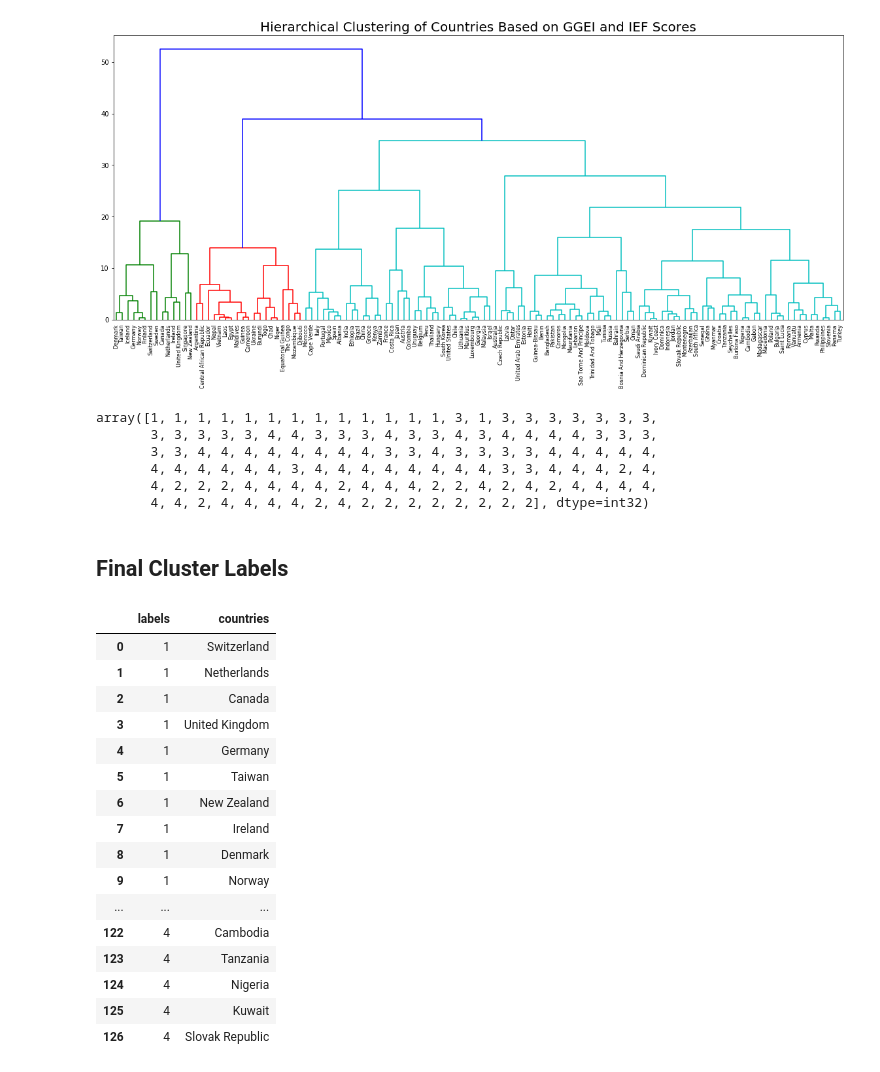
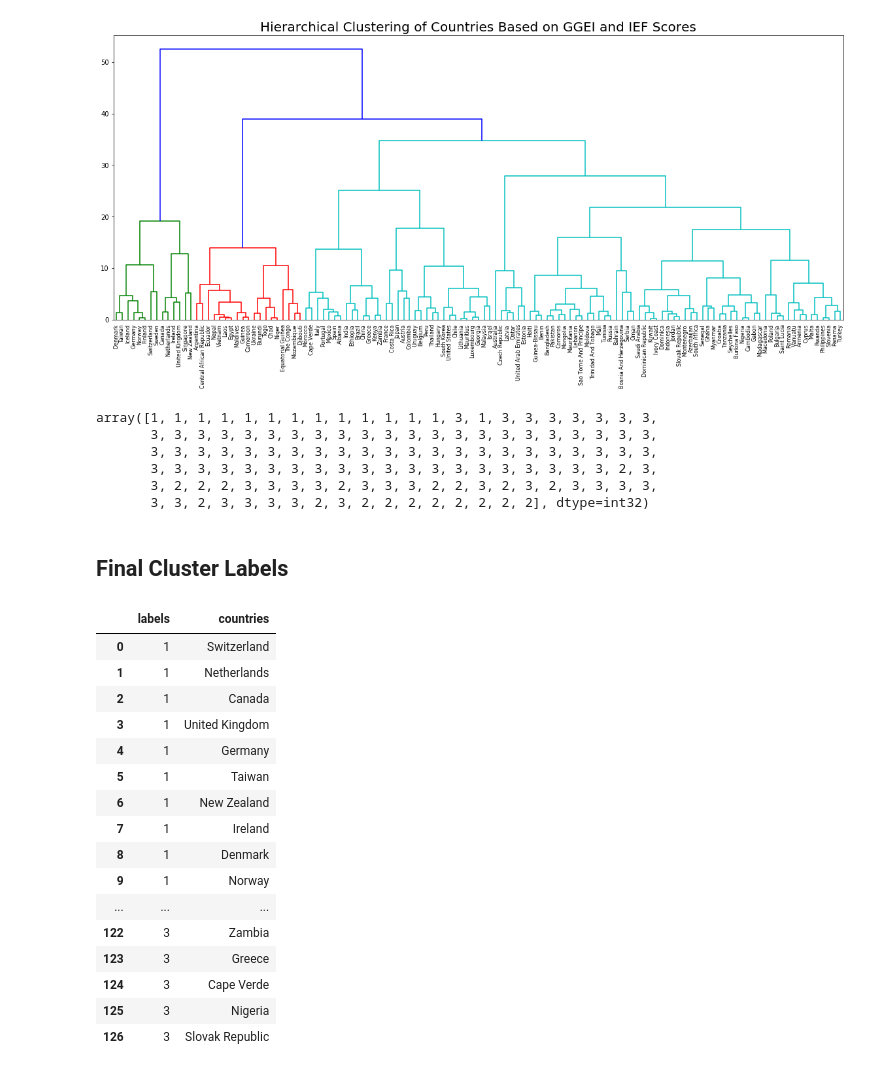
Before and after one commit to sam-cannon/EFFERT-Index, a Jupyter notebook: Hierarchical Clustering GGEI and IEF.ipynb, the cells around one changed output. Cells and saved outputs as stored; diff of their text form; code cells hidden in the pictures.

```diff
--- a/Hierarchical Clustering GGEI and IEF.ipynb
+++ b/Hierarchical Clustering GGEI and IEF.ipynb
@@ -45,36 +42,41 @@ plt.title('Hierarchical Clustering of Countries Based on GGEI and IEF Scores', f
 # %%
 #get cluster labels based on height of dendrogram, we want four clusters, so we will go with 30 height on the y axis (you can see how the data is split
 # into 4 clusters at that height)
-labels = fcluster(mergings, 30, criterion = 'distance')
+labels = fcluster(mergings, 35, criterion = 'distance')
 labels
 # %% [output]
 array([1, 1, 1, 1, 1, 1, 1, 1, 1, 1, 1, 1, 1, 3, 1, 3, 3, 3, 3, 3, 3, 3,
-       3, 3, 3, 3, 3, 4, 4, 3, 3, 3, 4, 3, 3, 4, 3, 4, 4, 4, 4, 3, 3, 3,
-       3, 3, 4, 4, 4, 4, 4, 4, 4, 4, 3, 3, 4, 3, 3, 3, 3, 4, 4, 4, 4, 4,
-       4, 4, 4, 4, 4, 4, 3, 4, 4, 4, 4, 4, 4, 4, 4, 3, 3, 4, 4, 4, 2, 4,
-       4, 2, 2, 2, 4, 4, 4, 4, 2, 4, 4, 4, 2, 2, 4, 2, 4, 2, 4, 4, 4, 4,
-       4, 4, 2, 4, 4, 4, 4, 2, 4, 2, 2, 2, 2, 2, 2, 2, 2], dtype=int32)
+       3, 3, 3, 3, 3, 3, 3, 3, 3, 3, 3, 3, 3, 3, 3, 3, 3, 3, 3, 3, 3, 3,
+       3, 3, 3, 3, 3, 3, 3, 3, 3, 3, 3, 3, 3, 3, 3, 3, 3, 3, 3, 3, 3, 3,
+       3, 3, 3, 3, 3, 3, 3, 3, 3, 3, 3, 3, 3, 3, 3, 3, 3, 3, 3, 3, 2, 3,
+       3, 2, 2, 2, 3, 3, 3, 3, 2, 3, 3, 3, 2, 2, 3, 2, 3, 2, 3, 3, 3, 3,
+       3, 3, 2, 3, 3, 3, 3, 2, 3, 2, 2, 2, 2, 2, 2, 2, 2], dtype=int32)
 # %% [markdown]
 ## Final Cluster Labels
 # %%
 #inspect the countries and their corresponding cluster labels in a dataframe
 pairs = pd.DataFrame({'labels':labels, 'countries':country_names})
-pairs.sort_values('labels').reset_index(drop = True)
+pairs = pairs.sort_values('labels').reset_index(drop = True)
+
+pairs
+
+#crosstab is useful for less cardinality in labeling
+#pd.crosstab(pairs.iloc[:,1], pairs.iloc[:,0])
 # %% [output]
 |  | labels | countries |
 | 0 | 1 | Switzerland |
 | 1 | 1 | Netherlands |
 | 2 | 1 | Canada |
 | 3 | 1 | United Kingdom |
 | 4 | 1 | Germany |
 | 5 | 1 | Taiwan |
 | 6 | 1 | New Zealand |
 | 7 | 1 | Ireland |
 | 8 | 1 | Denmark |
 | 9 | 1 | Norway |
 | ... | ... | ... |
-| 122 | 4 | Cambodia |
-| 123 | 4 | Tanzania |
-| 124 | 4 | Nigeria |
-| 125 | 4 | Kuwait |
-| 126 | 4 | Slovak Republic |
+| 122 | 3 | Zambia |
+| 123 | 3 | Greece |
+| 124 | 3 | Cape Verde |
+| 125 | 3 | Nigeria |
+| 126 | 3 | Slovak Republic |
```
Also changed, not shown: parts of 10 cells of this notebook.
